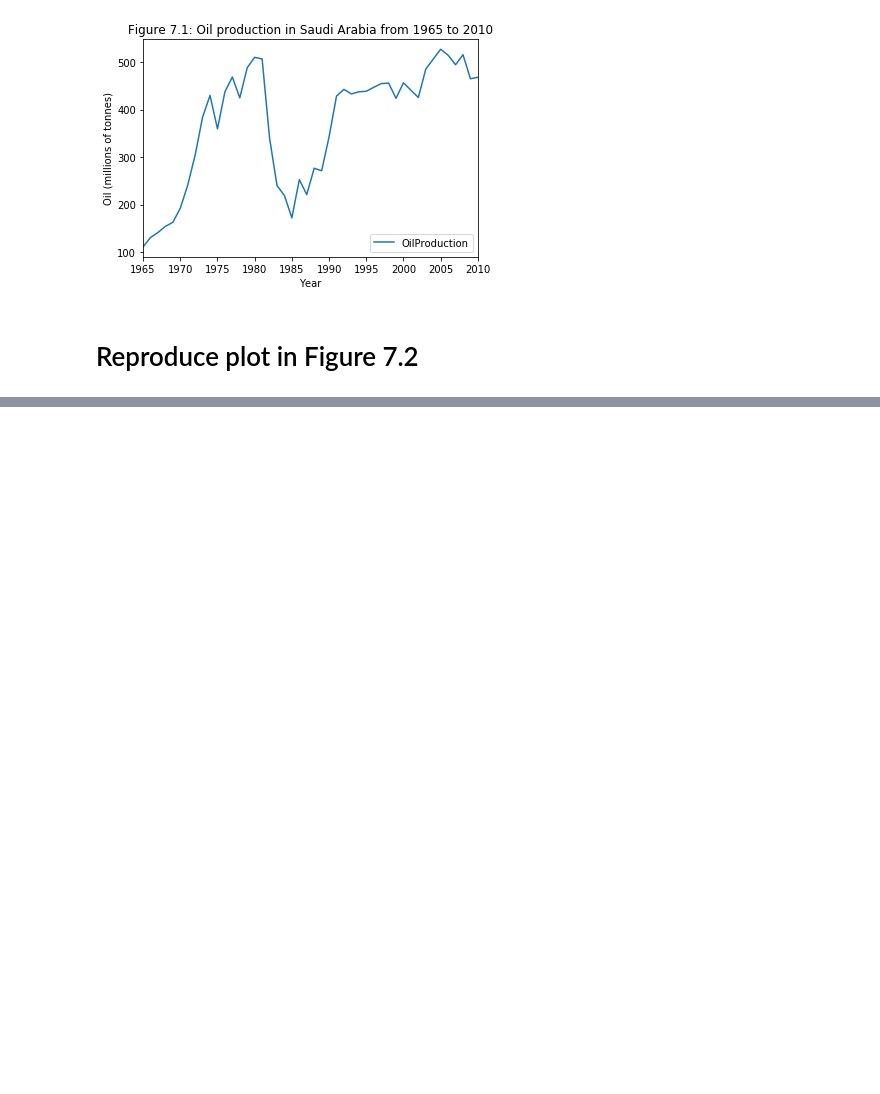
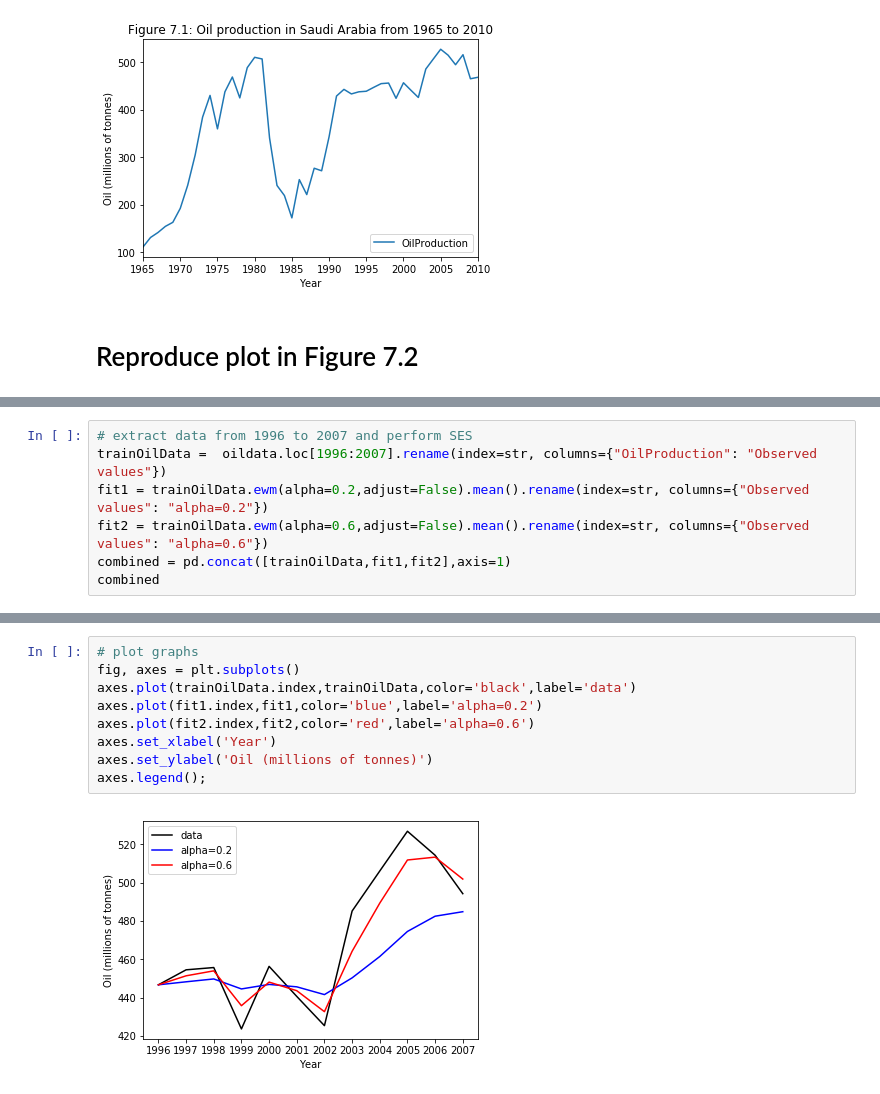
Before and after one commit to ankurKumar1988/Time-Series-Analysis-Desktop-Platform-in-Python, a Jupyter notebook: Forecasting_PrinciplesAndPractice_JupyterNotebook/Chapter7.ipynb, the cells around one changed output, grey strips where cells are left out. Drawn from its saved outputs; the diff is of its cells as text; blank space fills up the shorter version.

```diff
--- a/Forecasting_PrinciplesAndPractice_JupyterNotebook/Chapter7.ipynb
+++ b/Forecasting_PrinciplesAndPractice_JupyterNotebook/Chapter7.ipynb
@@ -28,0 +33,7 @@ axes.set_title('Figure 7.1: Oil production in Saudi Arabia from 1965 to 2010');
+# %%
+# extract data from 1996 to 2007 and perform SES
+trainOilData =  oildata.loc[1996:2007].rename(index=str, columns={"OilProduction": "Observed values"})
+fit1 = trainOilData.ewm(alpha=0.2,adjust=False).mean().rename(index=str, columns={"Observed values": "alpha=0.2"})
+fit2 = trainOilData.ewm(alpha=0.6,adjust=False).mean().rename(index=str, columns={"Observed values": "alpha=0.6"})
+combined = pd.concat([trainOilData,fit1,fit2],axis=1)
+combined
@@ -28,0 +54,11 @@ axes.set_title('Figure 7.1: Oil production in Saudi Arabia from 1965 to 2010');
+# %%
+# plot graphs
+fig, axes = plt.subplots()
+axes.plot(trainOilData.index,trainOilData,color='black',label='data')
+axes.plot(fit1.index,fit1,color='blue',label='alpha=0.2')
+axes.plot(fit2.index,fit2,color='red',label='alpha=0.6')
+axes.set_xlabel('Year')
+axes.set_ylabel('Oil (millions of tonnes)')
+axes.legend();
+# %% [output]
+[figure, added]
```
Also changed, not shown: parts of 2 cells of this notebook.
